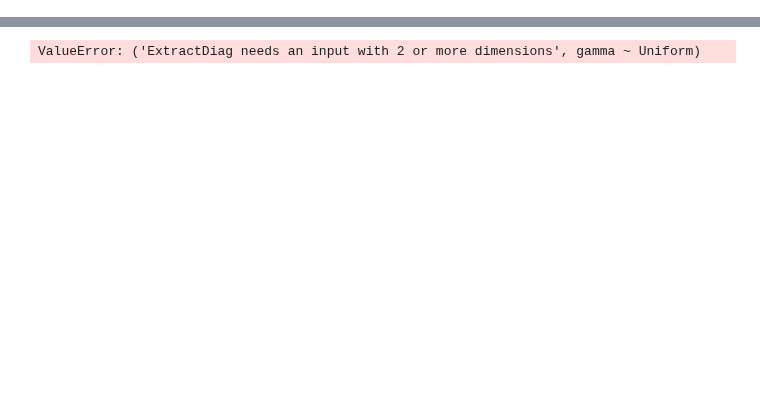
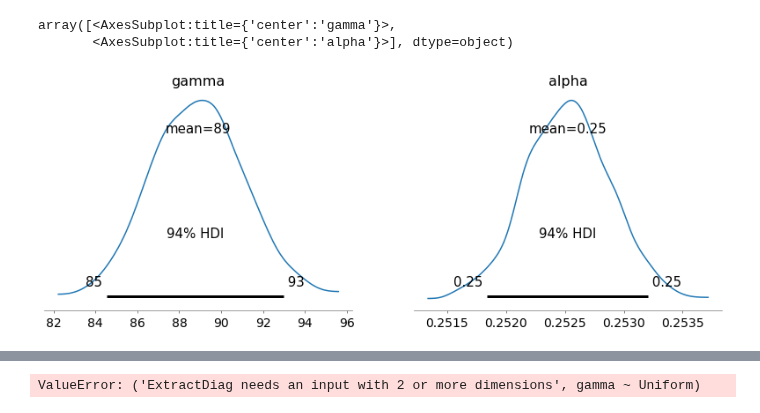
Before and after one commit to timjdavey/galactus, a Jupyter notebook: notebooks/MCMC galaxy.ipynb, the cells around one changed output, grey strips where cells are left out. Saved outputs shown, nothing was run; the diff lists cells and outputs as text; code cells hidden in the pictures; blank space fills up the shorter version.

Commit message:
various bits of clean up to MCMC & ID > Galaxy in sparc refs

```diff
--- a/notebooks/MCMC galaxy.ipynb
+++ b/notebooks/MCMC galaxy.ipynb
@@ -14,12 +14,18 @@ default = Result()
 df = default.datasets()['Quality Thresholded']
 # %%
 coords = {
-    "galaxy": df.ID.unique(),
-    "observation": df.Vobs.index
+    "Galaxy": df.ID.unique(),
+    "Observation": df.Vobs.index
 }
 
-# using the sparc values as the
-sparc = df.groupby('ID').mean()[['Inc', 'e_Inc', 'D', 'e_D']]
+# using the ref values as the initial reference points
+reference = df.groupby('ID').mean()[['Inc', 'e_Inc', 'D', 'e_D']]#+['Ydisk','e_Ydisk','Ybul','e_Ybul']
+
+# for g param
+if 'gidx' not in df.columns:
+    uniqs = df.ID.unique()
+    indx = pd.DataFrame({'ID':uniqs, 'gidx':np.arange(len(uniqs))})
+    df = df.join(indx.set_index('ID'), on='ID')
 
 with pm.Model(coords=coords) as galaxy_model:
 
@@ -27,24 +33,24 @@ with pm.Model(coords=coords) as galaxy_model:
     gamma = pm.Uniform('gamma', 0, 200)
     alpha = pm.Uniform('alpha', 0, 1)
 
-    # Error
-    sigma = pm.HalfCauchy("sigma", beta=5, dims="observation")
-
     # Galaxy priors
+    # As per method of RAR papera
     DegreesNormal = pm.Bound(pm.Normal, lower=0.0, upper=90.0)
-    inc = DegreesNormal('Inc', mu=sparc['Inc'], sigma=sparc['e_Inc'], dims='galaxy')
+    inc = DegreesNormal('Inc', mu=reference.Inc, sigma=reference.e_Inc, dims='Galaxy')
     PositiveNormal = pm.Bound(pm.Normal, lower=0.0)
-    dist = PositiveNormal('D', mu=sparc['D'], sigma=sparc['e_D'], dims='galaxy')
+    dist = PositiveNormal('D', mu=reference.D, sigma=reference.e_D, dims='Galaxy')
+    #Ydisk = PositiveNormal('Ydisk', mu=reference.Ydisk, sigma=reference.e_Ydisk, dims='Galaxy')
+    #Ybul = PositiveNormal('Ybul', mu=reference.Ybul, sigma=reference.e_Ybul, dims='Galaxy')
     #if use_tau: tau = pm.Exponential('tau', 1)
     tau = 0
 
     # Data
-    force = pm.Data("force", df.Fnewton, dims="observation")
-    radius = pm.Data("radius", df.R, dims="observation")
-    nulled = pm.Data("nulled", df.Fnulled, dims="observation")
-    sparc_d = pm.Data("sparc_distance", df.D, dims="observation")
-    sparc_inc = pm.Data("sparc_inc", df.Inc, dims="observation")
-    g = pm.Data("g", df.gidx, dims="observation")
+    force = pm.Data("force", df.Fnewton, dims="Observation")
+    radius = pm.Data("radius", df.R, dims="Observation")
+    nulled = pm.Data("nulled", df.Fnulled, dims="Observation")
+    sparc_d = pm.Data("sparc_distance", df.D, dims="Observation")
+    sparc_inc = pm.Data("sparc_inc", df.Inc, dims="Observation")
+    g = pm.Data("g", df.gidx, dims="Observation")
 
     # Prediction model
     # adjust for nulled field
@@ -52,7 +58,7 @@ with pm.Model(coords=coords) as galaxy_model:
     # adjust r for distance when calc V
     vtd = np.sqrt(ftd*radius*dist[g]/sparc_d[g])
     # adjust the predicition for inclination of Vobs
-    vpred = vtd*np.sin(inc[g]*np.pi/180)/np.sin(sparc_inc[g]*np.pi/180)
+    Vpred = vtd*np.sin(inc[g]*np.pi/180)/np.sin(sparc_inc[g]*np.pi/180)
 
     # Define likelihood
-    obs = pm.Normal("obs", mu=vpred, sigma=sigma, observed=df.Vobs, dims="observation")
+    obs = pm.Normal("obs", mu=Vpred, sigma=df.e_Vobs, observed=df.Vobs, dims="Observation")
@@ -63,5 +65,6 @@ array(99.79540842)
 # %%
 with galaxy_model:
     start = pm.find_MAP()
-    gal_trace = pm.sample(tune=1000, draws=500, cores=2, return_inferencedata=True, target_accept=0.9, start=start)
+    print(start['gamma'], start['alpha'])
+    trace = pm.sample(tune=1000, draws=500, cores=2, return_inferencedata=True, target_accept=0.9, start=start)
 # %% [output]
@@ -79,0 +80,6 @@ The estimated number of effective samples is smaller than 200 for some parameter
+# %%
+az.plot_posterior(trace, var_names=['gamma', 'alpha'])
+# %% [output]
+array([<AxesSubplot:title={'center':'gamma'}>,
+       <AxesSubplot:title={'center':'alpha'}>], dtype=object)
+[figure, added]
```
Also changed, not shown: parts of 15 cells of this notebook, 3 other files.
